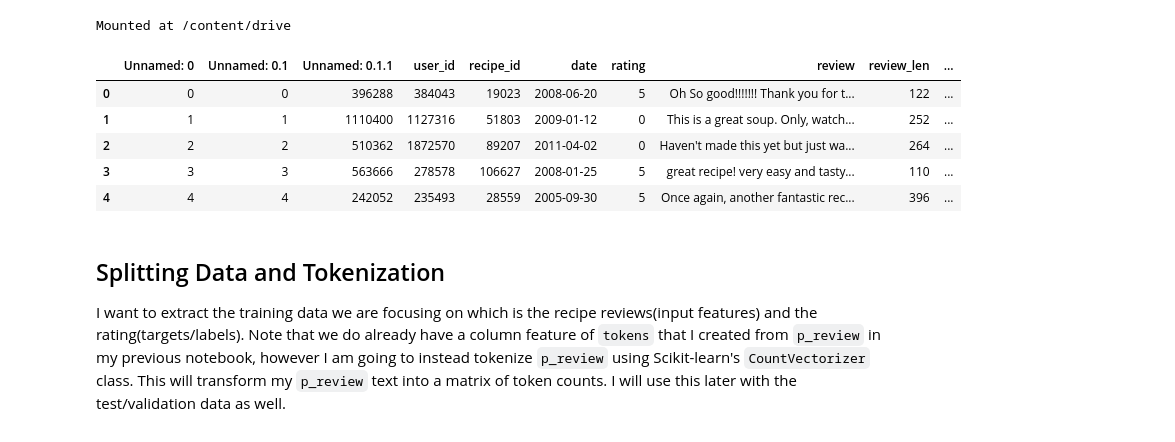
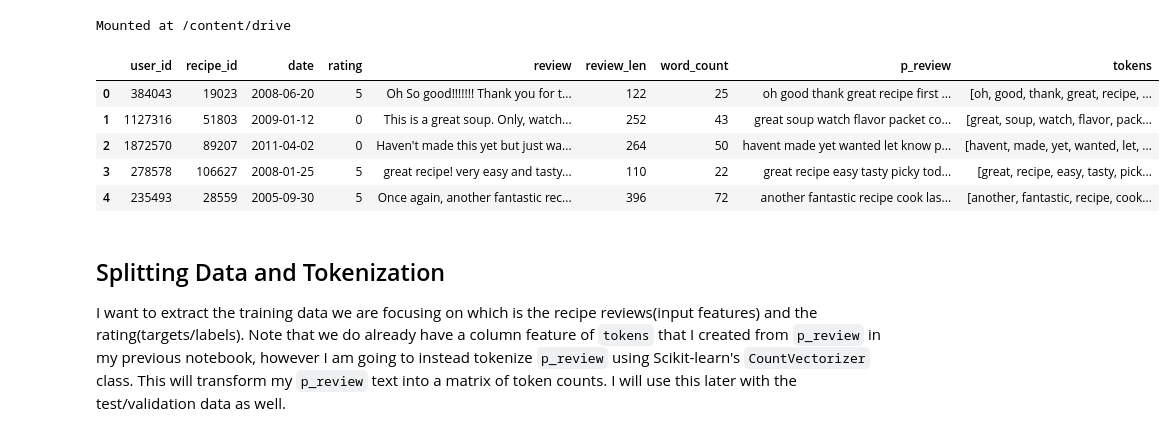
Before and after one commit to chillyssa/NLP-with-Deep-Learning-Project, a Jupyter notebook: project_part2-1.ipynb, the cells around one changed output. Cells and saved outputs as stored; diff of their text form; code cells hidden in the pictures.

```diff
--- a/project_part2-1.ipynb
+++ b/project_part2-1.ipynb
@@ -30,31 +32,31 @@ Mounted at /content/drive
 # %%
 # importing python modules/packages to be utilized
 import pandas as pd
 import numpy as np
 import matplotlib.pyplot as plt
 from sklearn.model_selection import train_test_split
 from sklearn.feature_extraction.text import CountVectorizer
 from sklearn.feature_extraction.text import TfidfVectorizer
 from sklearn.metrics import confusion_matrix, ConfusionMatrixDisplay, accuracy_score
 from sklearn.metrics import log_loss
 
 # Trying different models and using the best fit
 from sklearn.ensemble import RandomForestClassifier, ExtraTreesClassifier, AdaBoostClassifier, GradientBoostingClassifier
 
 
 # importing data set with pandas
 pd.set_option('display.max_colwidth', 0)
 train_path = '/content/drive/MyDrive/NLP-F22/data/pp_train.csv'
-df_train = pd.read_csv(train_path)
+df_train = pd.read_csv(train_path,index_col=0)
 df_train['tokens'] = df_train['p_review'].str.lower().str.split()
 df_train.head()
 # %% [output]
-|  | Unnamed: 0 | Unnamed: 0.1 | Unnamed: 0.1.1 | user_id | recipe_id | date | rating | review | review_len | ... |
-| 0 | 0 | 0 | 396288 | 384043 | 19023 | 2008-06-20 | 5 | Oh So good!!!!!!! Thank you for t... | 122 | ... |
-| 1 | 1 | 1 | 1110400 | 1127316 | 51803 | 2009-01-12 | 0 | This is a great soup. Only, watch... | 252 | ... |
-| 2 | 2 | 2 | 510362 | 1872570 | 89207 | 2011-04-02 | 0 | Haven't made this yet but just wa... | 264 | ... |
-| 3 | 3 | 3 | 563666 | 278578 | 106627 | 2008-01-25 | 5 | great recipe! very easy and tasty... | 110 | ... |
-| 4 | 4 | 4 | 242052 | 235493 | 28559 | 2005-09-30 | 5 | Once again, another fantastic rec... | 396 | ... |
+|  | user_id | recipe_id | date | rating | review | review_len | word_count | p_review | tokens |
+| 0 | 384043 | 19023 | 2008-06-20 | 5 | Oh So good!!!!!!! Thank you for t... | 122 | 25 | oh good thank great recipe first ... | [oh, good, thank, great, recipe, ... |
+| 1 | 1127316 | 51803 | 2009-01-12 | 0 | This is a great soup. Only, watch... | 252 | 43 | great soup watch flavor packet co... | [great, soup, watch, flavor, pack... |
+| 2 | 1872570 | 89207 | 2011-04-02 | 0 | Haven't made this yet but just wa... | 264 | 50 | havent made yet wanted let know p... | [havent, made, yet, wanted, let, ... |
+| 3 | 278578 | 106627 | 2008-01-25 | 5 | great recipe! very easy and tasty... | 110 | 22 | great recipe easy tasty picky tod... | [great, recipe, easy, tasty, pick... |
+| 4 | 235493 | 28559 | 2005-09-30 | 5 | Once again, another fantastic rec... | 396 | 72 | another fantastic recipe cook las... | [another, fantastic, recipe, cook... |
 # %% [markdown]
 ## Splitting Data and Tokenization
 I want to extract the training data we are focusing on which is the recipe reviews(input features) and the rating(targets/labels). Note that we do already have a column feature of `tokens` that I created from `p_review` in my previous notebook, however I am going to instead tokenize `p_review` using Scikit-learn's `CountVectorizer` class. This will transform my `p_review` text into a matrix of token counts. I will use this later with the test/validation data as well.
```
Also changed, not shown: parts of 1 cell of this notebook.
